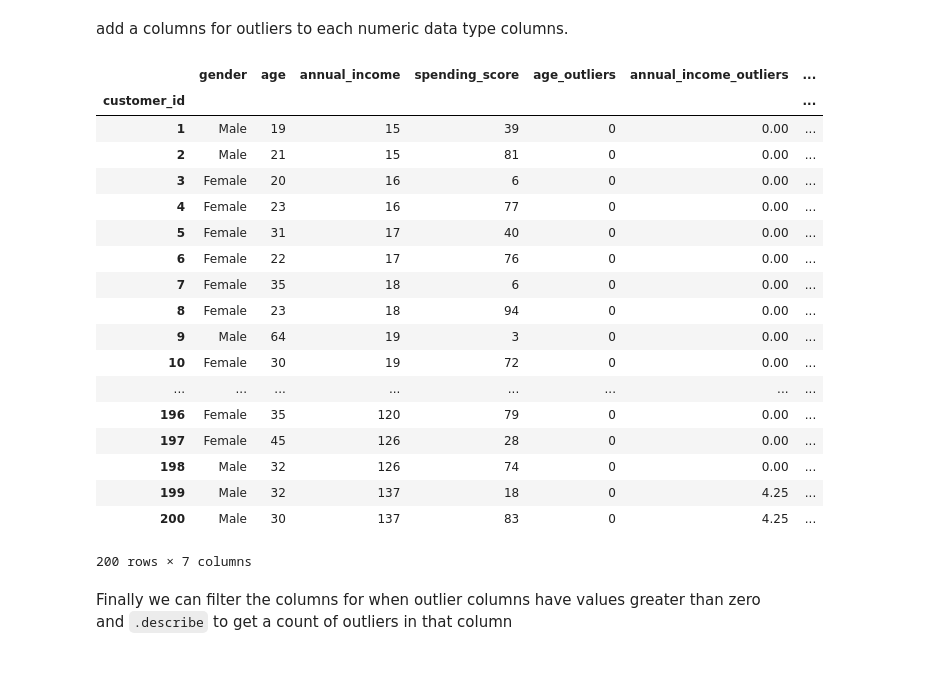
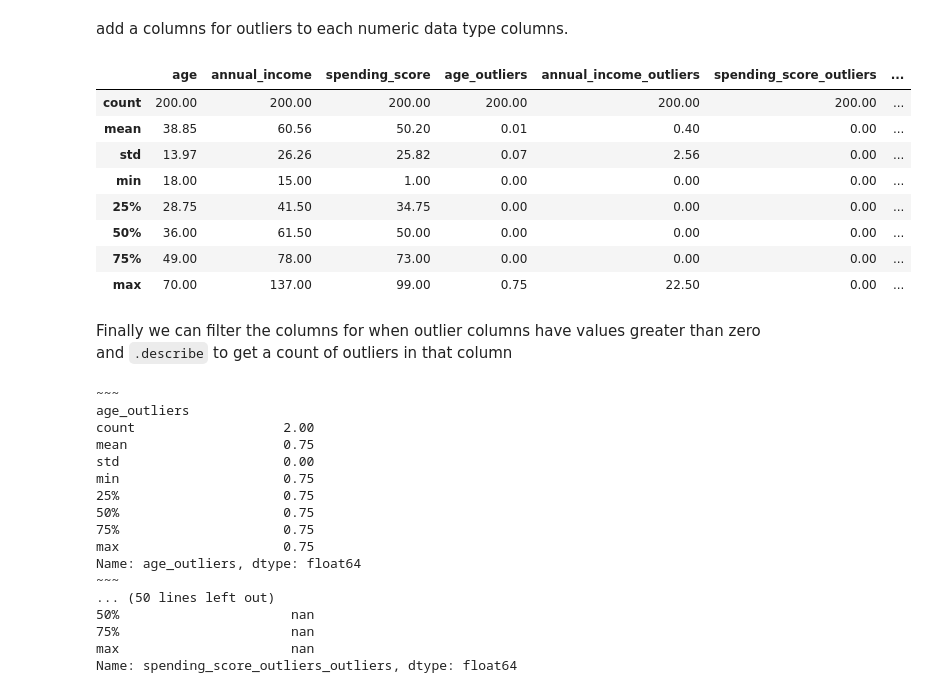
Before and after one commit to CodeupClassroom/bayes-methodologies-exercises, a Jupyter notebook: clustering/clustering-day1.ipynb, the cells around one changed output. Drawn from its saved outputs; the diff is of its cells as text; code cells hidden in the pictures; blank space fills up the shorter version.

```diff
--- a/clustering/clustering-day1.ipynb
+++ b/clustering/clustering-day1.ipynb
@@ -79,33 +79,25 @@ add a columns for outliers to each numeric data type columns.
 # %%
 def get_upper_outliers(s,k):
     q1,q3=s.quantile([.25,.75])
     iqr=q3-q1
     upper_bound=q3+k*iqr
+    #lower_bound=q1-k*iqr
     return s.apply(lambda x:max([x-upper_bound,0]))
 
 def add_upper_outlier_columns(df,k):
     for col in df.select_dtypes('number'):
         df[col+'_outliers']=get_upper_outliers(df[col],k)
     return df
 
-add_upper_outlier_columns(df,k=1.5)
+add_upper_outlier_columns(df,k=1)
+df.describe()
 # %% [output]
-|  | gender | age | annual_income | spending_score | age_outliers | annual_income_outliers | ... |
-| customer_id |  |  |  |  |  |  | ... |
-| 1 | Male | 19 | 15 | 39 | 0 | 0.00 | ... |
-| 2 | Male | 21 | 15 | 81 | 0 | 0.00 | ... |
-| 3 | Female | 20 | 16 | 6 | 0 | 0.00 | ... |
-| 4 | Female | 23 | 16 | 77 | 0 | 0.00 | ... |
-| 5 | Female | 31 | 17 | 40 | 0 | 0.00 | ... |
-| 6 | Female | 22 | 17 | 76 | 0 | 0.00 | ... |
-| 7 | Female | 35 | 18 | 6 | 0 | 0.00 | ... |
-| 8 | Female | 23 | 18 | 94 | 0 | 0.00 | ... |
-| 9 | Male | 64 | 19 | 3 | 0 | 0.00 | ... |
-| 10 | Female | 30 | 19 | 72 | 0 | 0.00 | ... |
-| ... | ... | ... | ... | ... | ... | ... | ... |
-| 196 | Female | 35 | 120 | 79 | 0 | 0.00 | ... |
-| 197 | Female | 45 | 126 | 28 | 0 | 0.00 | ... |
-| 198 | Male | 32 | 126 | 74 | 0 | 0.00 | ... |
-| 199 | Male | 32 | 137 | 18 | 0 | 4.25 | ... |
-| 200 | Male | 30 | 137 | 83 | 0 | 4.25 | ... |
+|  | age | annual_income | spending_score | age_outliers | annual_income_outliers | spending_score_outliers | ... |
+| count | 200.00 | 200.00 | 200.00 | 200.00 | 200.00 | 200.00 | ... |
+| mean | 38.85 | 60.56 | 50.20 | 0.01 | 0.40 | 0.00 | ... |
+| std | 13.97 | 26.26 | 25.82 | 0.07 | 2.56 | 0.00 | ... |
+| min | 18.00 | 15.00 | 1.00 | 0.00 | 0.00 | 0.00 | ... |
+| 25% | 28.75 | 41.50 | 34.75 | 0.00 | 0.00 | 0.00 | ... |
+| 50% | 36.00 | 61.50 | 50.00 | 0.00 | 0.00 | 0.00 | ... |
+| 75% | 49.00 | 78.00 | 73.00 | 0.00 | 0.00 | 0.00 | ... |
+| max | 70.00 | 137.00 | 99.00 | 0.75 | 22.50 | 0.00 | ... |
-200 rows × 7 columns
@@ -112,9 +113,27 @@ add_upper_outlier_columns(df,k=1.5)
 # %% [markdown]
 Finally we can filter the columns for when outlier columns have values greater than zero and `.describe` to get a count of outliers in that column
 # %%
-outlier_cols=[col for col in df.endswith('_outliers')]
+outlier_cols=[col for col in df if col.endswith('_outliers')]
 
 for col in outlier_cols:
-    print(~~~\n +col)
+    print('~~~\n' +col)
     data=df[col][df[col]>0]
     print(data.describe())
+# %% [output]
+~~~
+age_outliers
+count                   2.00
+mean                    0.75
+std                     0.00
+min                     0.75
+25%                     0.75
+50%                     0.75
+75%                     0.75
+max                     0.75
+Name: age_outliers, dtype: float64
+~~~
+... (50 lines left out)
+50%                      nan
+75%                      nan
+max                      nan
+Name: spending_score_outliers_outliers, dtype: float64
```
Also changed, not shown: parts of 1 cell of this notebook, 3 other files.
